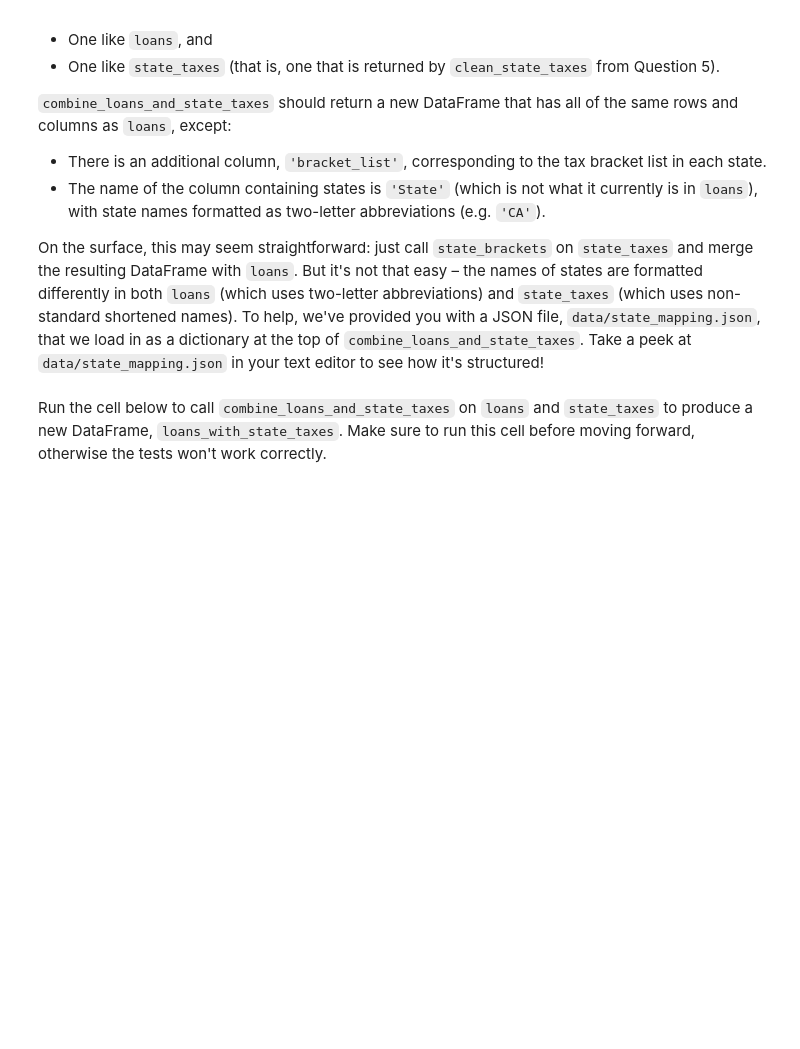
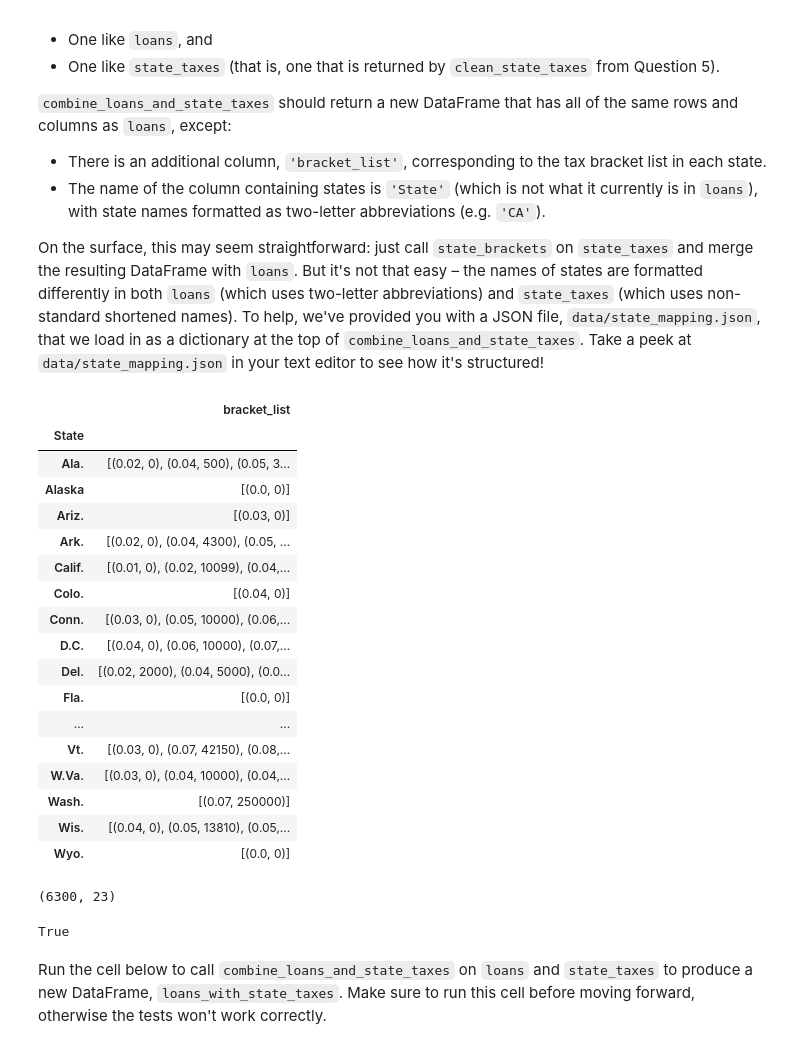
Before and after one commit to j2doan/dsc80-2025-sp, a Jupyter notebook: projects/project02/project.ipynb, the cells around one changed output. Drawn from its saved outputs; the diff is of its cells as text; code cells hidden in the pictures; blank space fills up the shorter version.

```diff
--- a/projects/project02/project.ipynb
+++ b/projects/project02/project.ipynb
@@ -889,6 +956,50 @@ Complete the implementation of the function `combine_loans_and_state_taxes`. It
 - The name of the column containing states is `'State'` (which is not what it currently is in `loans`), with state names formatted as two-letter abbreviations (e.g. `'CA'`).
 
 On the surface, this may seem straightforward: just call `state_brackets` on `state_taxes` and merge the resulting DataFrame with `loans`. But it's not that easy – the names of states are formatted differently in both `loans` (which uses two-letter abbreviations) and `state_taxes` (which uses non-standard shortened names). To help, we've provided you with a JSON file, `data/state_mapping.json`, that we load in as a dictionary at the top of `combine_loans_and_state_taxes`. Take a peek at `data/state_mapping.json` in your text editor to see how it's structured!
+# %%
+state_taxes.groupby('State').apply(lambda x: list(zip(x['Rate'], x['Lower Limit']))).reset_index(name='bracket_list').set_index('State')
+# %% [output]
+|  | bracket_list |
+| State |  |
+| Ala. | [(0.02, 0), (0.04, 500), (0.05, 3... |
+| Alaska | [(0.0, 0)] |
+| Ariz. | [(0.03, 0)] |
+| Ark. | [(0.02, 0), (0.04, 4300), (0.05, ... |
+| Calif. | [(0.01, 0), (0.02, 10099), (0.04,... |
+| Colo. | [(0.04, 0)] |
+| Conn. | [(0.03, 0), (0.05, 10000), (0.06,... |
+| D.C. | [(0.04, 0), (0.06, 10000), (0.07,... |
+| Del. | [(0.02, 2000), (0.04, 5000), (0.0... |
+| Fla. | [(0.0, 0)] |
+| ... | ... |
+| Vt. | [(0.03, 0), (0.07, 42150), (0.08,... |
+| W.Va. | [(0.03, 0), (0.04, 10000), (0.04,... |
+| Wash. | [(0.07, 250000)] |
+| Wis. | [(0.04, 0), (0.05, 13810), (0.05,... |
+| Wyo. | [(0.0, 0)] |
+# %%
+import json
+state_mapping_path = Path('data') / 'state_mapping.json'
+with open(state_mapping_path, 'r') as f:
+    state_mapping = json.load(f)
+
+x = state_brackets(state_taxes)
+
+state_reset = x.reset_index()
+state_reset['State'] = state_reset['State'].apply(lambda y: state_mapping[y])
+state_reset
+
+loans.merge(state_reset, left_on='addr_state', right_on='State', how='left').shape
+# %% [output]
+(6300, 23)
+# %%
+loans = clean_loans(pd.read_csv(loans_path))
+state_taxes = clean_state_taxes(pd.read_csv(state_taxes_raw_path))
+loans_with_state_taxes = combine_loans_and_state_taxes(loans, state_taxes)
+
+loans_with_state_taxes.shape == (6300, 22)
+# %% [output]
+True
 # %% [markdown]
 Run the cell below to call `combine_loans_and_state_taxes` on `loans` and `state_taxes` to produce a new DataFrame, `loans_with_state_taxes`. Make sure to run this cell before moving forward, otherwise the tests won't work correctly.
 # %%
```
Also changed, not shown: parts of 22 cells of this notebook, 7 other files.
